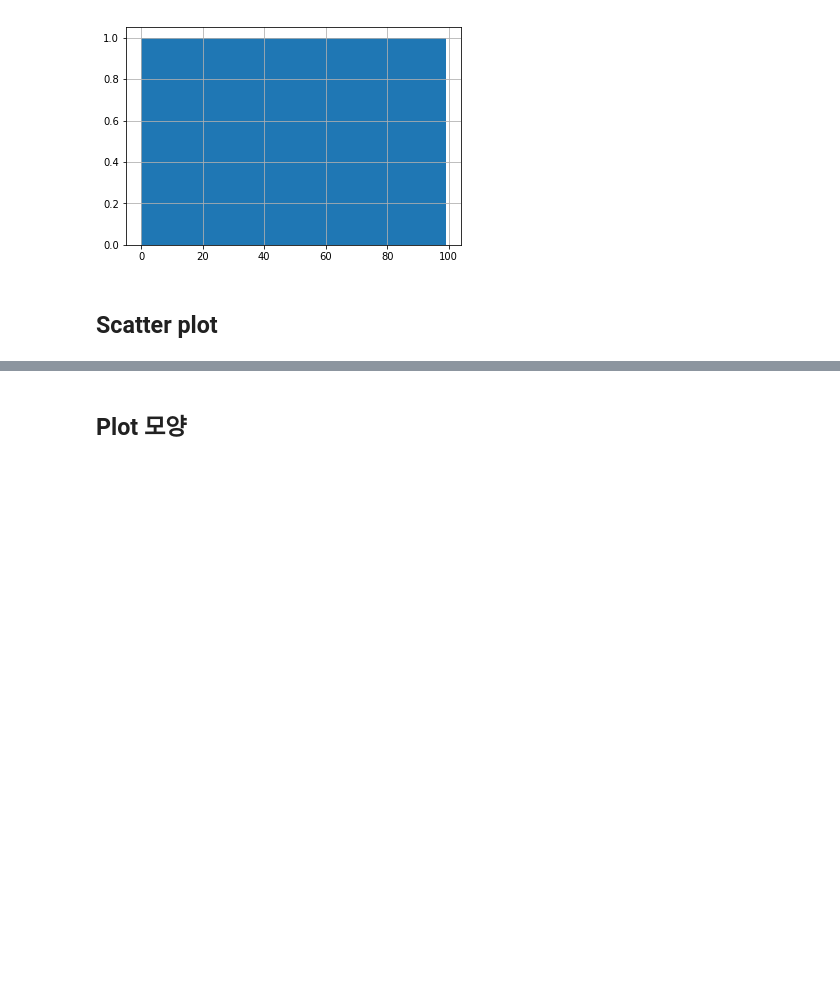
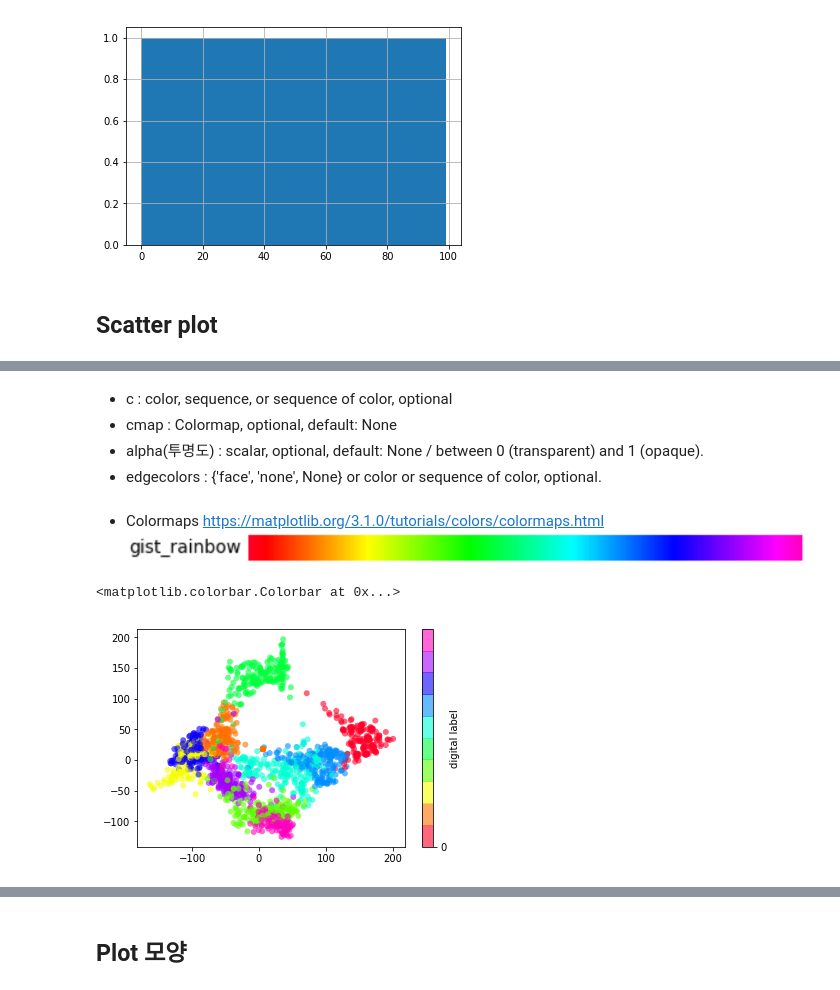
Before and after one commit to nayohan/TIL, a Jupyter notebook: Python/matplotlib.ipynb, the cells around one changed output, grey strips where cells are left out. Drawn from its saved outputs; the diff is of its cells as text; code cells hidden in the pictures; blank space fills up the shorter version.

```diff
--- a/Python/matplotlib.ipynb
+++ b/Python/matplotlib.ipynb
@@ -71,0 +83,16 @@ plt.scatter(df3['x1'], df3['x2'])
+# %% [markdown]
+* c : color, sequence, or sequence of color, optional
+* cmap : Colormap, optional, default: None
+* alpha(투명도) : scalar, optional, default: None / between 0 (transparent) and 1 (opaque).
+* edgecolors : {'face', 'none', None} or color or sequence of color, optional.
+# %% [markdown]
+* Colormaps
+https://matplotlib.org/3.1.0/tutorials/colors/colormaps.html
+![image.png](attachment:image.png)
+# %%
+plt.scatter(data_projected[:,0], data_projected[:,1], c=digits.target, edgecolor='none', alpha=0.6,
+            cmap=plt.cm.get_cmap('gist_rainbow', 10))
+plt.colorbar(label='digital label', ticks=range(1))
+# %% [output]
+<matplotlib.colorbar.Colorbar at 0x...>
+[figure, added]
```
Also changed, not shown: parts of 16 cells of this notebook, 4 other files.
